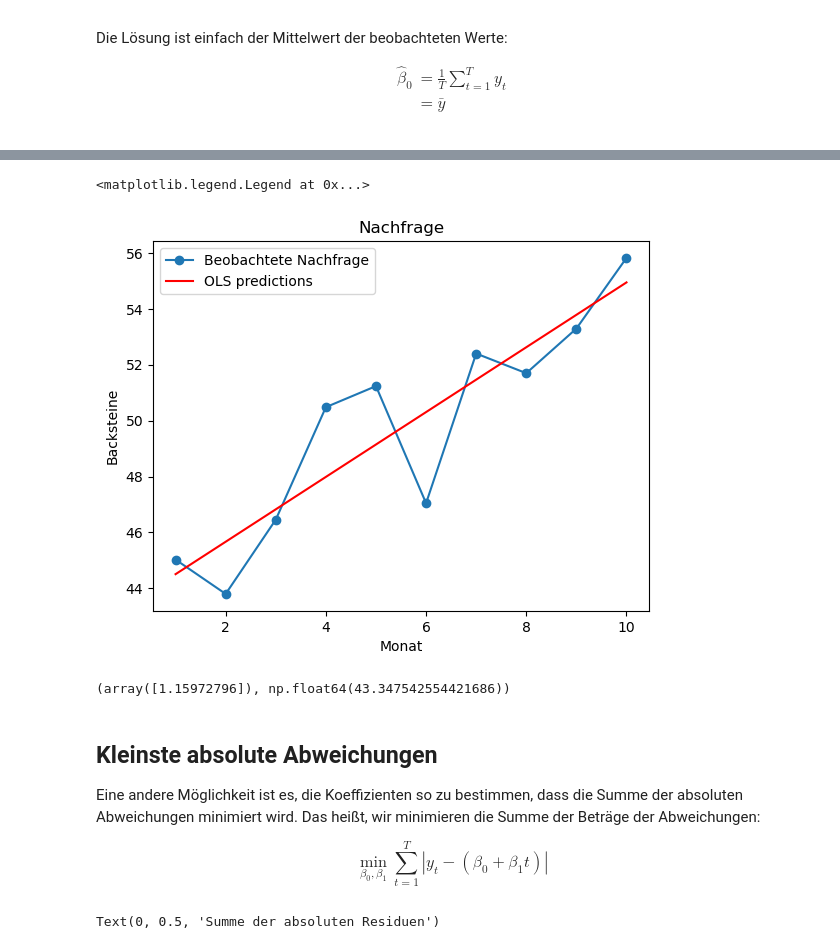
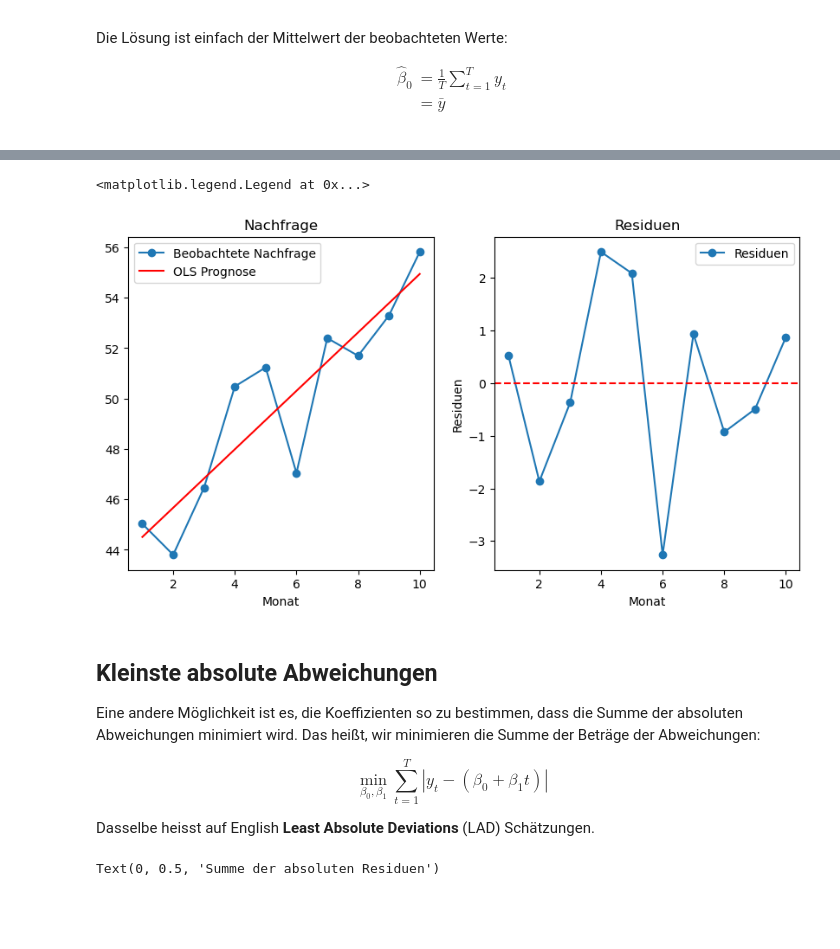
Before and after one commit to febse/opt2025-de, a Jupyter notebook: Prediction.ipynb, the cells around one changed output, grey strips where cells are left out. Drawn from its saved outputs; the diff is of its cells as text; code cells hidden in the pictures; blank space fills up the shorter version.

```diff
--- a/Prediction.ipynb
+++ b/Prediction.ipynb
@@ -106,3 +116,9 @@ r_4 & = \text{Nachfrage}_{4} - \widehat{\text{Nachfrage}}_{4} \\
 $$
 
 Diese Fehler werden wir **Residuen** oder Abweichungen zwischen Schätzung und tatsächlichem Wert nennen.
+# %%
+# Im folgenden Code berechnen wir die Prognosen und die Residuen für alle Monate im Datensatz
+
+dt["y_predicted_naive"] = 44 + 0.2 * dt["time"]  # Example trend line
+dt["residuals_naive"] = dt["y"] - dt["y_predicted_naive"]
+dt
@@ -109,10 +137,7 @@ Diese Fehler werden wir **Residuen** oder Abweichungen zwischen Schätzung und t
 # %%
-# Plot the data and the trend line
+# Danach zeichnen wir die Prognose (die rote Gerade) und die Residuen
 
 fig, axes = plt.subplots(1, 2, figsize=(10, 5))
-
-dt["y_predicted_naive"] = 39 + 0.2 * dt["time"]  # Example trend line
-dt["residuals_naive"] = dt["y"] - dt["y_predicted_naive"]
 
 axes[0].plot(dt["time"], dt["y"], 'o-', label='Data')
 axes[0].plot(dt["time"], dt["y_predicted_naive"], 'r-', label='Trend Line')
@@ -350,4 +595,13 @@ beta_0.X, beta_1.X
 # %%
-# Calculate the predicted values and residuals
+# Genau wie mit der ersten Prognosegleichung können wir die Prognosen und Residuen für alle Monate im Datensatz berechnen.
+
+
+dt["y_predicted_OLS"] = 43.34754255 + 1.15972796 * dt["time"]
+dt["residuals_OLS"] = dt["y"] - dt["y_predicted_OLS"]
+
+# Das ist allerdings umständlich, weil wir die Werte per Hand eingeben müssen. Es ist
+# einfacher, die Werte aus den Variablen beta_0 und beta_1 zu extrahieren.
+
 dt["y_predicted_OLS"] = beta_0.X + beta_1.X * dt["time"]
 dt["residuals_OLS"] = dt["y"] - dt["y_predicted_OLS"]
+dt
@@ -354,28 +620,23 @@ dt["residuals_OLS"] = dt["y"] - dt["y_predicted_OLS"]
 # %%
-# Plot the data and the predictions
+# Wie zuvor zeichnen wir die Prognose (die rote Gerade) und die Residuen
 
-plt.plot(dt["time"], dt["y"], 'o-', label='Beobachtete Nachfrage')
-plt.plot(dt["time"], dt["y_predicted_OLS"], 'r-', label='OLS predictions')
-plt.xlabel('Monat')
-plt.ylabel('Backsteine')
-plt.title('Nachfrage')
-plt.legend()
+fig, axes = plt.subplots(1, 2, figsize=(10, 5))
+axes[0].plot(dt["time"], dt["y"], 'o-', label='Beobachtete Nachfrage')
+axes[0].plot(dt["time"], dt["y_predicted_OLS"], 'r-', label='OLS Prognose')
+axes[0].set_title('Nachfrage')
+axes[0].set_xlabel('Monat')
+axes[0].legend()
+
+# Plot the residuals
+axes[1].plot(dt["time"], dt["residuals_OLS"], 'o-', label='Residuen')
+axes[1].axhline(0, color='r', linestyle='--')
+axes[1].set_title('Residuen')
+axes[1].set_xlabel('Monat')
+axes[1].set_ylabel('Residuen')
+axes[1].legend()
 # %% [output]
 <matplotlib.legend.Legend at 0x...>
-[figure, old version]
+[figure, new version]
-# %%
-# Compare with OLS
-
-from sklearn.linear_model import LinearRegression
-
-X = dt["time"].values.reshape(-1, 1)  # Sklearn erwartet eine Matrix
-
-ols = LinearRegression()
-ols.fit(X, dt["y"].values)
-
-ols.coef_, ols.intercept_
-# %% [output]
-(array([1.15972796]), np.float64(43.347542554421686))
 # %% [markdown]
 ## Kleinste absolute Abweichungen
 
@@ -384,6 +645,8 @@ Eine andere Möglichkeit ist es, die Koeffizienten so zu bestimmen, dass die Sum
 $$
 \min_{\beta_0, \beta_1} \sum_{t = 1}^{T} |y_t - (\beta_0 + \beta_1 t )|
 $$
+
+Dasselbe heisst auf English **Least Absolute Deviations** (LAD) Schätzungen.
 # %%
 #| code-fold: true
 
```
Also changed, not shown: parts of 26 cells of this notebook, 10 other files.
